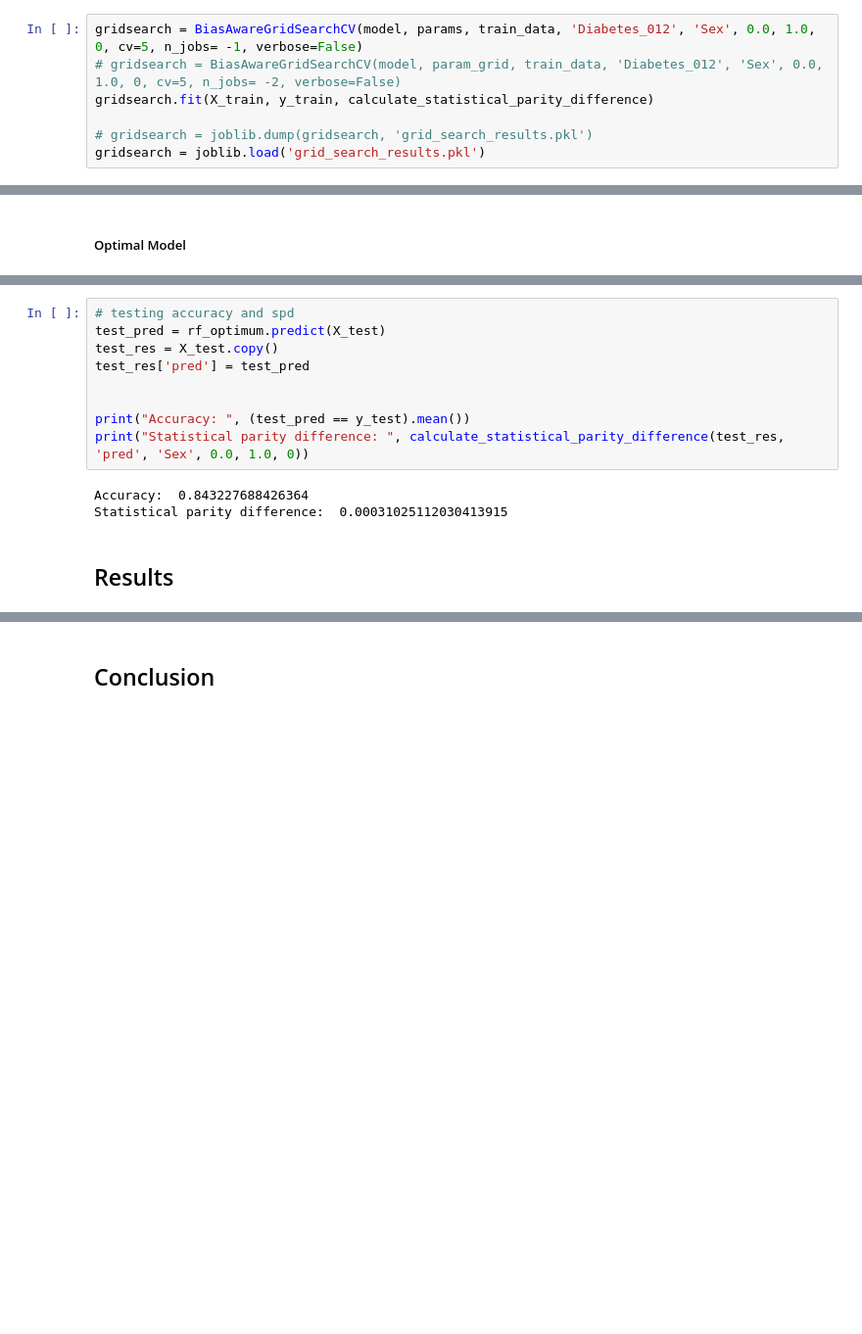
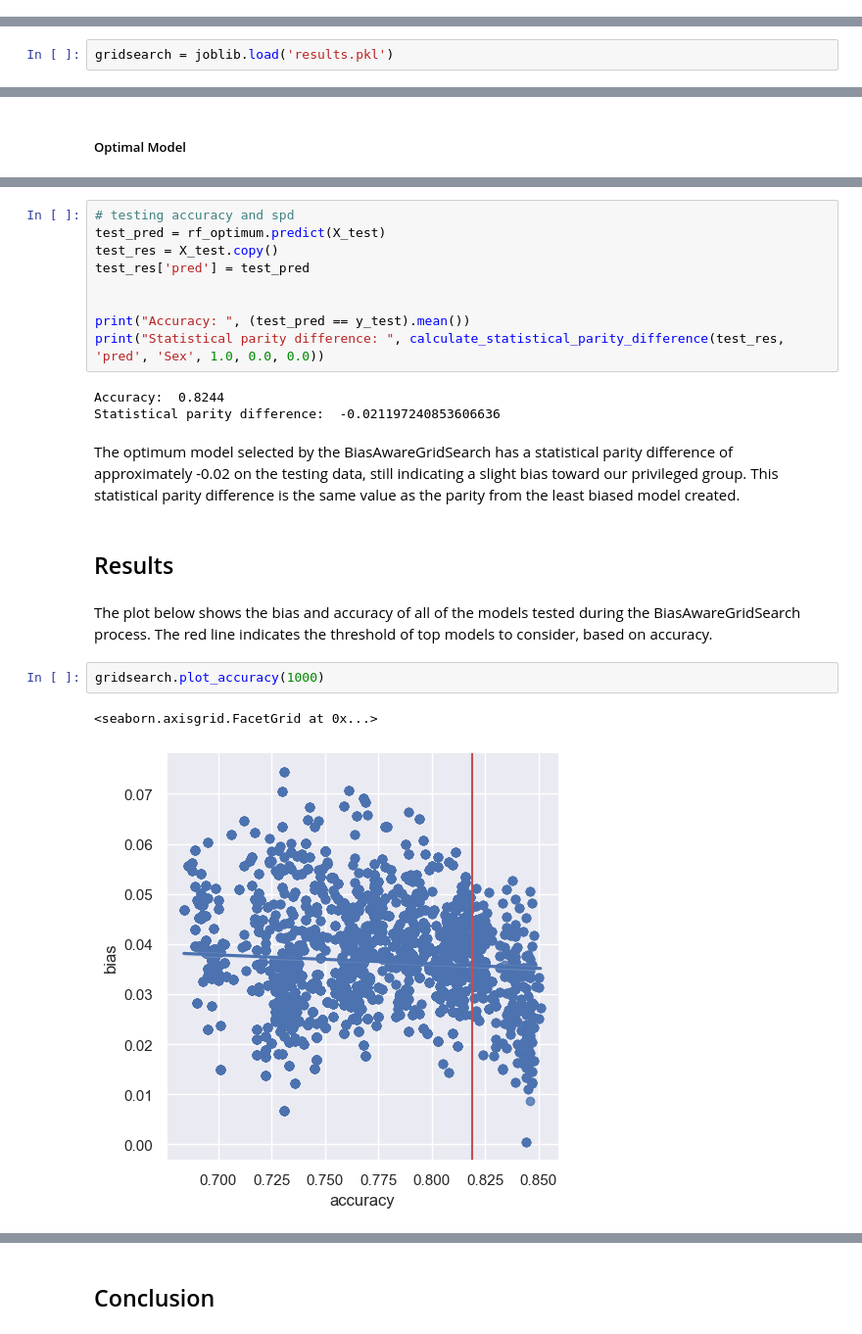
Before and after one commit to 474benchen/bias_aware_gridsearchCV, a Jupyter notebook: diabetes_example/diabetes_example.ipynb, the cells around one changed output, grey strips where cells are left out. Shown at 98% size. Cells and saved outputs as stored; diff of their text form; blank space fills up the shorter version.

Commit message:
update w/ final results

```diff
--- a/diabetes_example/diabetes_example.ipynb
+++ b/diabetes_example/diabetes_example.ipynb
@@ -349,7 +273,0 @@ params = {'n_estimators': [20, 30], 'max_depth': [5, 10]}
-# %%
-gridsearch = BiasAwareGridSearchCV(model, params, train_data, 'Diabetes_012', 'Sex', 0.0, 1.0, 0, cv=5, n_jobs= -1, verbose=False)
-# gridsearch = BiasAwareGridSearchCV(model, param_grid, train_data, 'Diabetes_012', 'Sex', 0.0, 1.0, 0, cv=5, n_jobs= -2, verbose=False)
-gridsearch.fit(X_train, y_train, calculate_statistical_parity_difference)
-
-# gridsearch = joblib.dump(gridsearch, 'grid_search_results.pkl')
-gridsearch = joblib.load('grid_search_results.pkl')
@@ -356,2 +297,4 @@ gridsearch = joblib.load('grid_search_results.pkl')
+# %%
+gridsearch = joblib.load('results.pkl')
 # %% [markdown]
 ### Model Evaluation
@@ -475,12 +434,21 @@ test_res['pred'] = test_pred
 
 
 print("Accuracy: ", (test_pred == y_test).mean())
-print("Statistical parity difference: ", calculate_statistical_parity_difference(test_res, 'pred', 'Sex', 0.0, 1.0, 0))
+print("Statistical parity difference: ", calculate_statistical_parity_difference(test_res, 'pred', 'Sex', 1.0, 0.0, 0.0))
 # %% [output]
-Accuracy:  0.843227688426364
-Statistical parity difference:  0.00031025112030413915
+Accuracy:  0.8244
+Statistical parity difference:  -0.021197240853606636
+# %% [markdown]
+The optimum model selected by the BiasAwareGridSearch has a statistical parity difference of approximately -0.02 on the testing data, still indicating a slight bias toward our privileged group. This statistical parity difference is the same value as the parity from the least biased model created.
 # %% [markdown]
 ## Results
+# %% [markdown]
+The plot below shows the bias and accuracy of all of the models tested during the BiasAwareGridSearch process. The red line indicates the threshold of top models to consider, based on accuracy.
+# %%
+gridsearch.plot_accuracy(1000)
+# %% [output]
+<seaborn.axisgrid.FacetGrid at 0x...>
+[figure, added]
 # %% [markdown]
 ##### Plotting Parameters
 
```
Also changed, not shown: parts of 53 cells of this notebook, 2 other files.
